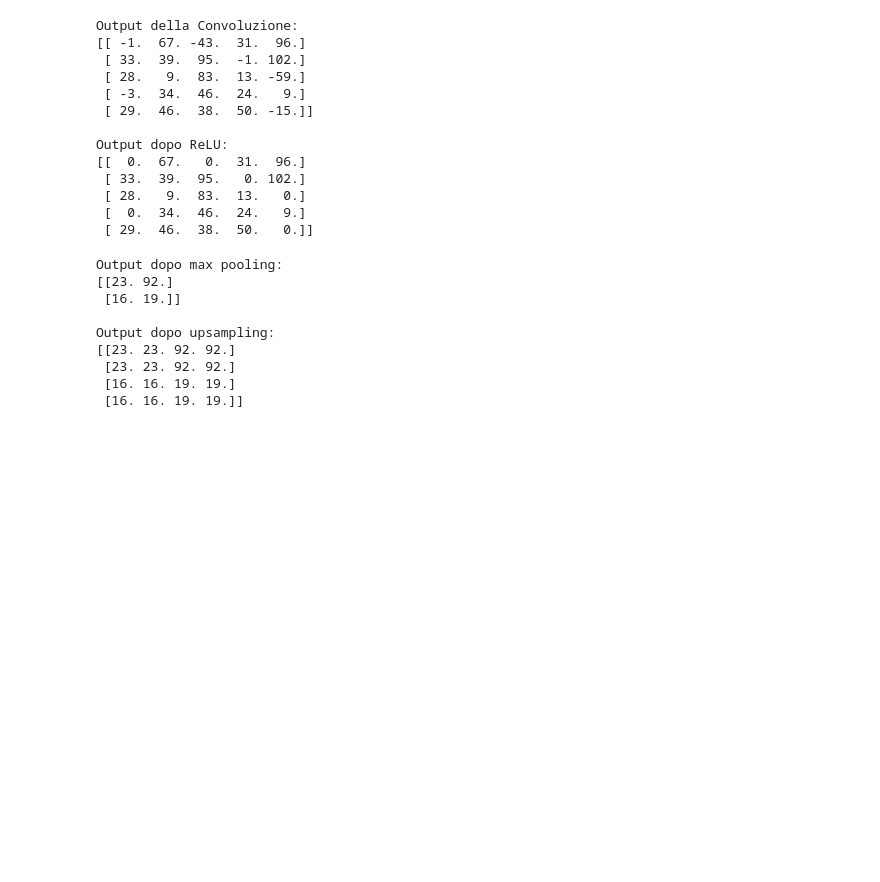
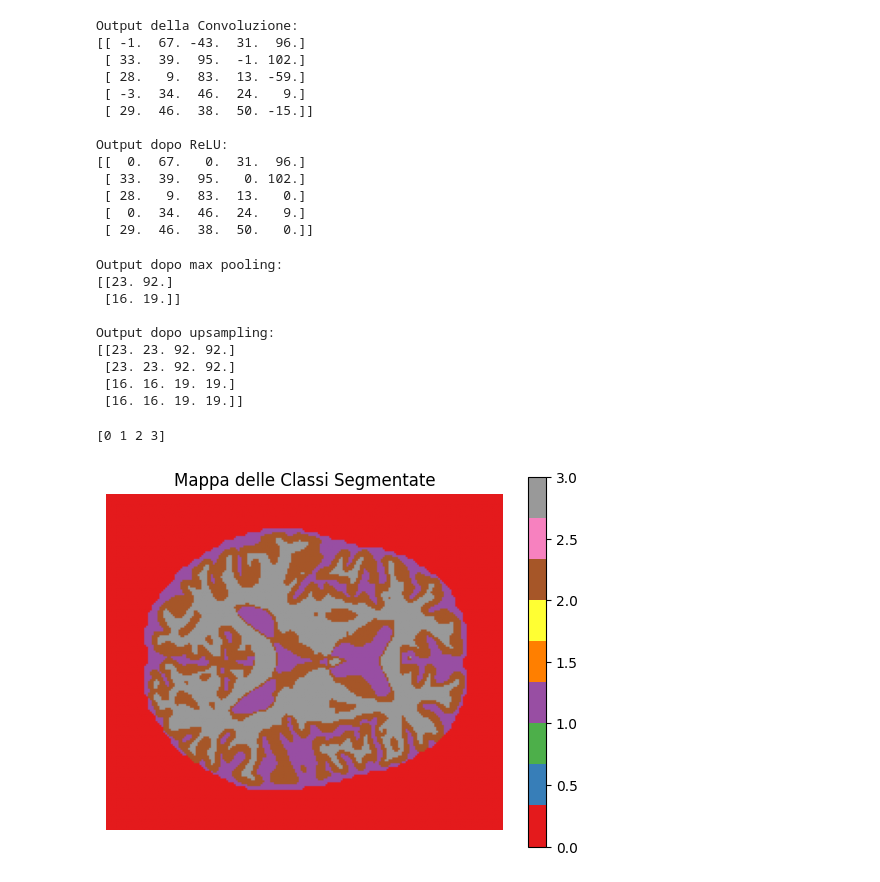
Before and after one commit to giuliasciortino/Alzheimer-Detection-Project, a Jupyter notebook: Alzheimer_detection_project.ipynb, the cells around one changed output. Saved outputs shown, nothing was run; the diff lists cells and outputs as text; code cells hidden in the pictures; blank space fills up the shorter version.

Commit message:
Conversione di immagine segmentata in una mappa di classi intere

```diff
--- a/Alzheimer_detection_project.ipynb
+++ b/Alzheimer_detection_project.ipynb
@@ -746,3 +746,34 @@ def concatenate(img_contr, img_exp):
   if (contr_height==exp_height and contr_width==exp_width):
     concatenated = np.concatenate((img_contr, img_exp), axis=-1)
     return concatenated
+# %%
+# Conversione di immagine segmentata in una mappa di classi intere
+value_to_class = {
+    0.0: 0,
+    1/3: 1,
+    2/3: 2,
+    1.0: 3
+}
+
+def class_map(img, dict):
+  class_map = np.zeros_like(img, dtype=np.uint8)
+  for val, class_id in value_to_class.items():
+    mask = np.isclose(img, val)
+    class_map[mask] = class_id
+  return class_map
+# %%
+# Test della funzione
+img_seg = mpimg.imread(img_seg_path)
+img_seg = img_seg[:, :, 0]
+class_map = class_map(img_seg, value_to_class)
+print(np.unique(class_map))
+
+
+plt.imshow(class_map, cmap='Set1')
+plt.colorbar()
+plt.title("Mappa delle Classi Segmentate")
+plt.axis('off')
+plt.show()
+# %% [output]
+[0 1 2 3]
+[figure, added]
```
Also changed, not shown: parts of 7 cells of this notebook.
